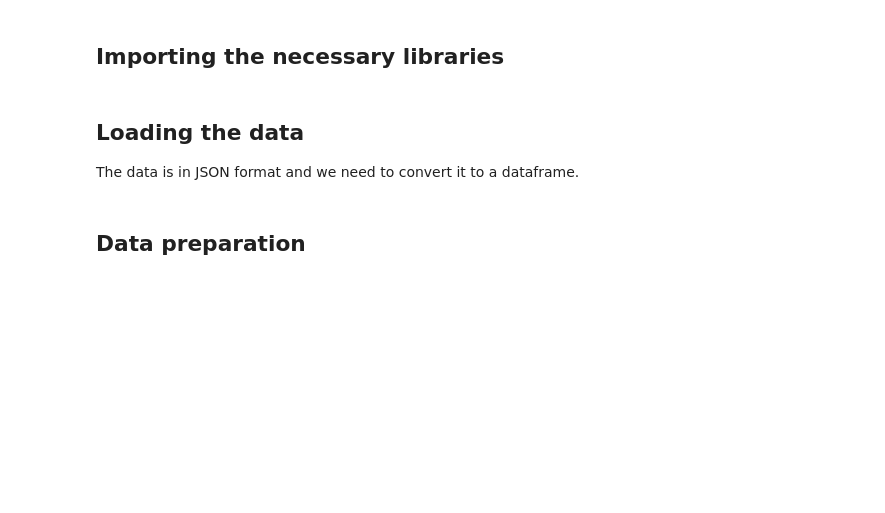
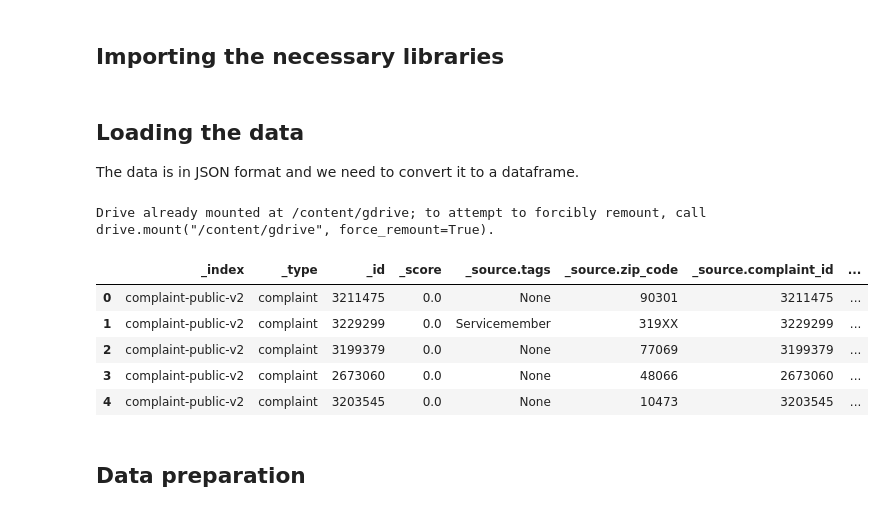
Before and after one commit to devimur2021/Automatic-Ticket-Classification-NLP, a Jupyter notebook: Automatic_Ticket_Classification_Assignment.ipynb, the cells around one changed output. Drawn from its saved outputs; the diff is of its cells as text; code cells hidden in the pictures; blank space fills up the shorter version.

```diff
--- a/Automatic_Ticket_Classification_Assignment.ipynb
+++ b/Automatic_Ticket_Classification_Assignment.ipynb
@@ -62,13 +63,30 @@ from pprint import pprint
 ## Loading the data
 
 The data is in JSON format and we need to convert it to a dataframe.
+# %%
+## If you are using the data by mounting the google drive, use the following :
+from google.colab import drive
+drive.mount('/content/gdrive')
+root_path = 'gdrive/My Drive/Colab Notebooks/NLP : Automatic Ticket Classification'
+# %% [output]
+Drive already mounted at /content/gdrive; to attempt to forcibly remount, call drive.mount("/content/gdrive", force_remount=True).
 # %%
 # Opening JSON file
-f = # Write the path to your data file and load it
-
 # returns JSON object as
 # a dictionary
-data = json.load(f)
+with open('gdrive/My Drive/Colab Notebooks/NLP : Automatic Ticket Classification/complaints.json') as f:
+   data = json.load(f)
+
 df=pd.json_normalize(data)
+# %%
+pd.set_option('max_columns', None)
+df.head(5)
+# %% [output]
+|  | _index | _type | _id | _score | _source.tags | _source.zip_code | _source.complaint_id | ... |
+| 0 | complaint-public-v2 | complaint | 3211475 | 0.0 | None | 90301 | 3211475 | ... |
+| 1 | complaint-public-v2 | complaint | 3229299 | 0.0 | Servicemember | 319XX | 3229299 | ... |
+| 2 | complaint-public-v2 | complaint | 3199379 | 0.0 | None | 77069 | 3199379 | ... |
+| 3 | complaint-public-v2 | complaint | 2673060 | 0.0 | None | 48066 | 2673060 | ... |
+| 4 | complaint-public-v2 | complaint | 3203545 | 0.0 | None | 10473 | 3203545 | ... |
 # %% [markdown]
 ## Data preparation
```
Also changed, not shown: parts of 12 cells of this notebook.
